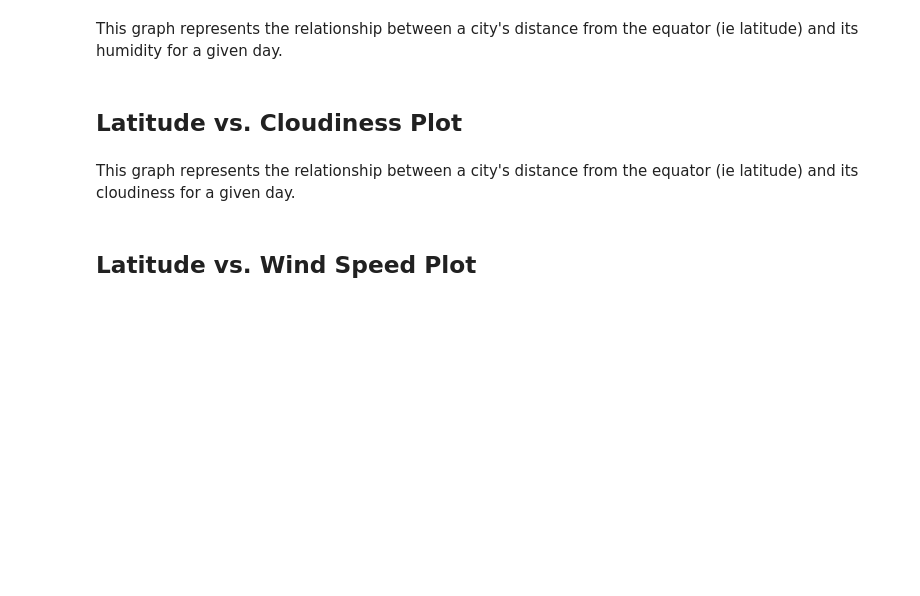
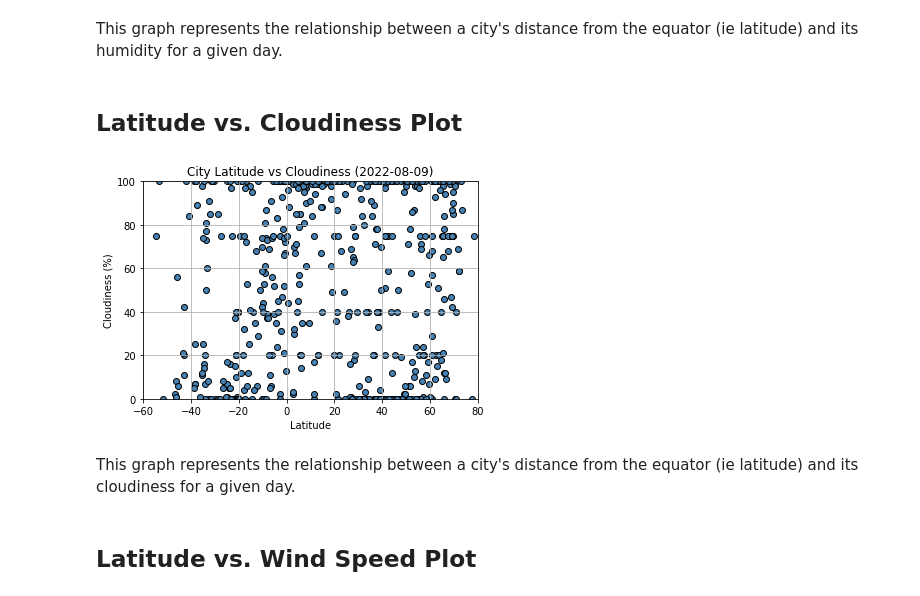
Before and after one commit to MFord80/python-api-challenge, a Jupyter notebook: WeatherPy/WeatherPy.ipynb, the cells around one changed output. Drawn from its saved outputs; the diff is of its cells as text; code cells hidden in the pictures; blank space fills up the shorter version.

```diff
--- a/WeatherPy/WeatherPy.ipynb
+++ b/WeatherPy/WeatherPy.ipynb
@@ -171,16 +233,18 @@ This graph represents the relationship between a city's distance from the equato
 # %%
 plt.scatter(cities_df["Latitude"], cities_df["Cloudiness (%)"], color = "SteelBlue", edgecolors= "black")
 
-plt.title("City Latitude vs Cloudiness")
+plt.title(f"City Latitude vs Cloudiness ({title_date})")
 plt.grid()
 plt.xlabel("Latitude")
 plt.ylabel("Cloudiness (%)")
 plt.xlim(-60,80)
 plt.ylim(0,100)
 
 plt.savefig("../output_data/fig3.png")
 
 plt.show()
+# %% [output]
+[figure, added]
 # %% [markdown]
 This graph represents the relationship between a city's distance from the equator (ie latitude) and its cloudiness for a given day.
 # %% [markdown]
```
Also changed, not shown: parts of 16 cells of this notebook, 2 other files.
